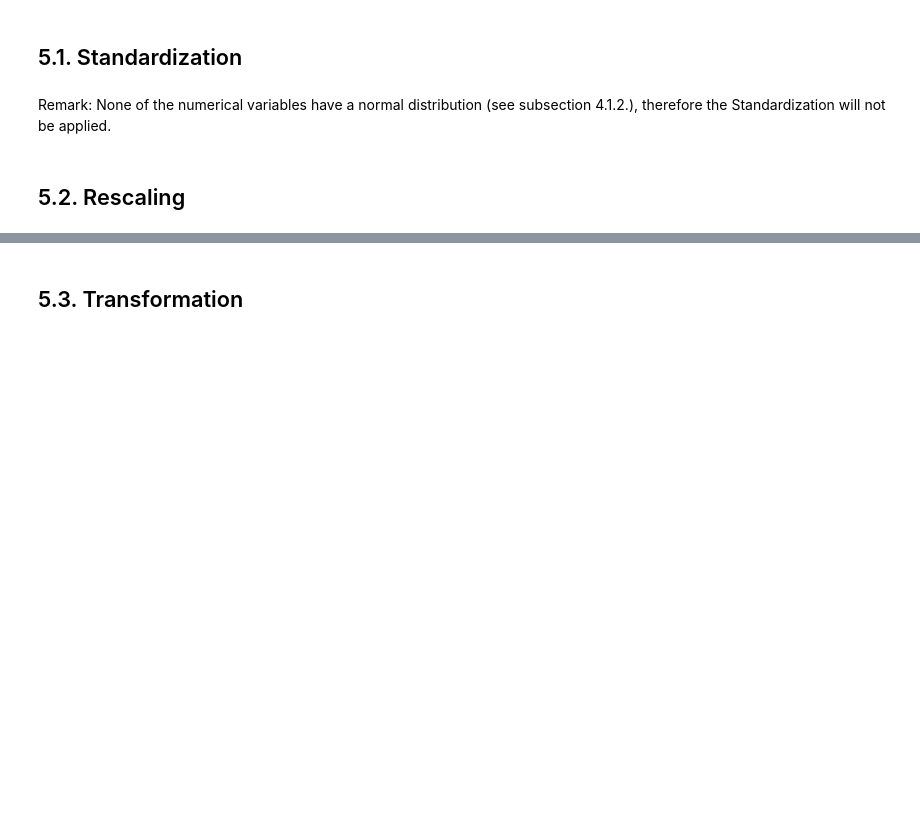
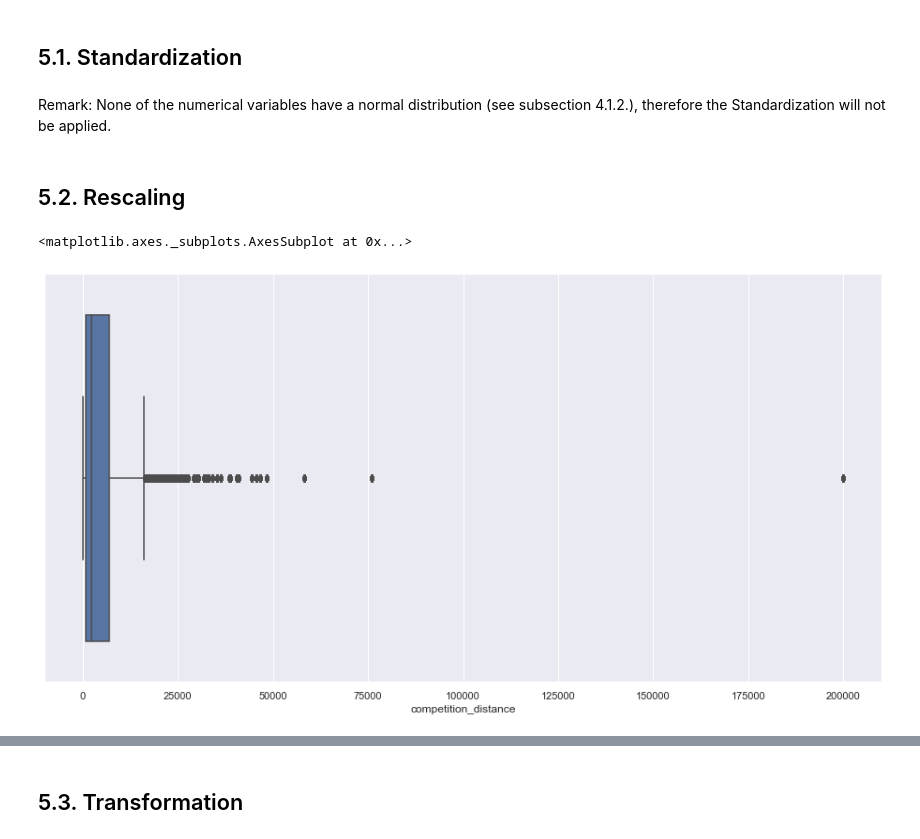
Before and after one commit to bruno-san/DataScience-Em-Producao, a Jupyter notebook: m04_v01_store_sales_prediction.ipynb, the cells around one changed output, grey strips where cells are left out. Cells and saved outputs as stored; diff of their text form; code cells hidden in the pictures; blank space fills up the shorter version.

```diff
--- a/m04_v01_store_sales_prediction.ipynb
+++ b/m04_v01_store_sales_prediction.ipynb
@@ -1144,3 +1146,14 @@ df5 = df5.drop('compare', axis=1)
 Remark: None of the numerical variables have a normal distribution (see subsection 4.1.2.), therefore the Standardization will not be applied.
 # %% [markdown]
 ## 5.2. Rescaling
+# %%
+# Check competition_distance outliers
+
+# set up figure size
+f, ax = plt.subplots(figsize=(16,8))
+
+# boxplot of competition_distance to check outliers
+sns.boxplot( df5['competition_distance'] )
+# %% [output]
+<matplotlib.axes._subplots.AxesSubplot at 0x...>
+[figure, added]
```
Also changed, not shown: parts of 5 cells of this notebook.
